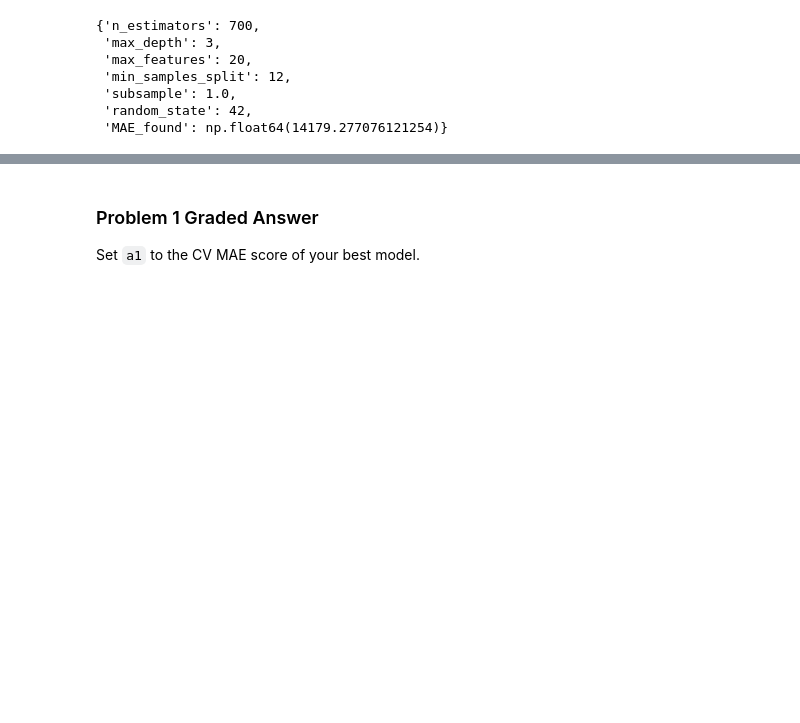
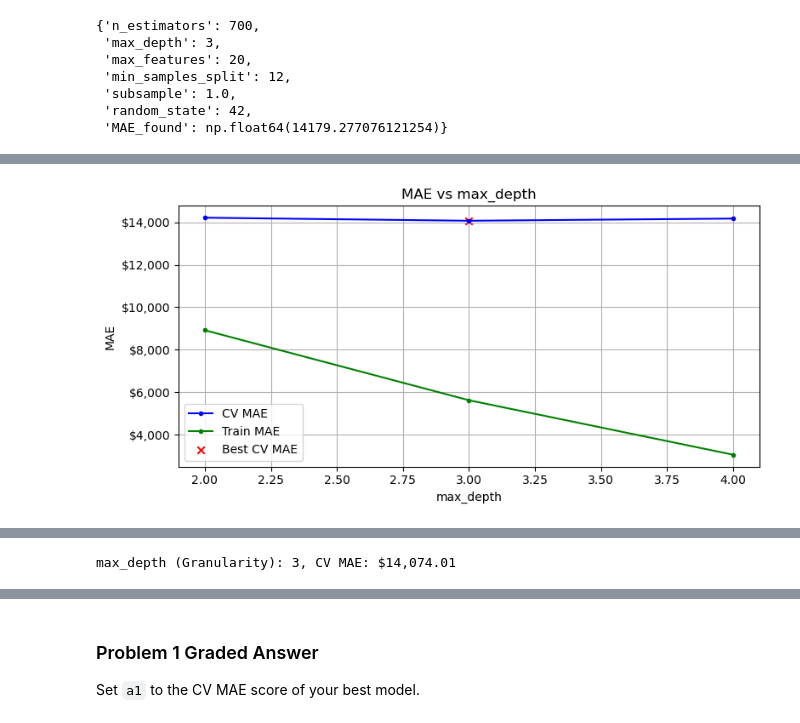
Before and after one commit to keshleem/dx603-homework7, a Jupyter notebook: Homework_07.ipynb, the cells around one changed output, grey strips where cells are left out. Saved outputs shown, nothing was run; the diff lists cells and outputs as text; code cells hidden in the pictures; blank space fills up the shorter version.

```diff
--- a/Homework_07.ipynb
+++ b/Homework_07.ipynb
@@ -694,0 +687,16 @@ Execution Time: 00:01:01
+# %%
+max_depth_range = list(range(2, 5, 1))
+
+Params_GB = sweep_parameter(
+  model=GradientBoostingRegressor,
+  Parameters=Params_GB,
+  param='max_depth',
+  parameter_list=max_depth_range,
+  X_train=X_train,
+  y_train=y_train,
+  verbose=True,
+  n_repeats=3,
+  n_jobs=1
+)
+# %% [output]
+[figure, added]
@@ -694,0 +704,4 @@ Execution Time: 00:01:01
+# %%
+print(f'max_depth (Granularity): {Params_GB['max_depth']}, CV MAE: ${Params_GB['MAE_found']:,.2f}')
+# %% [output]
+max_depth (Granularity): 3, CV MAE: $14,074.01
```
Also changed, not shown: parts of 21 cells of this notebook.
